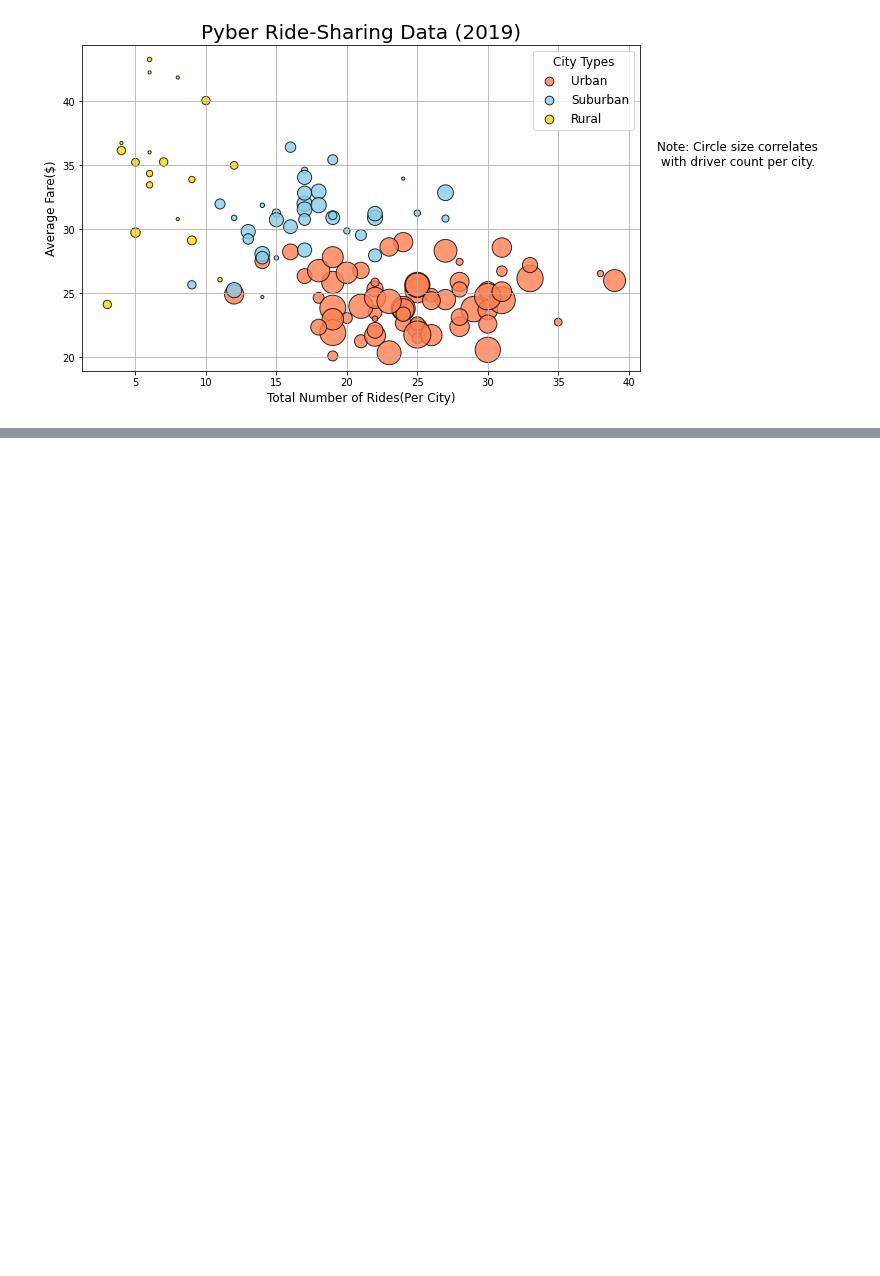
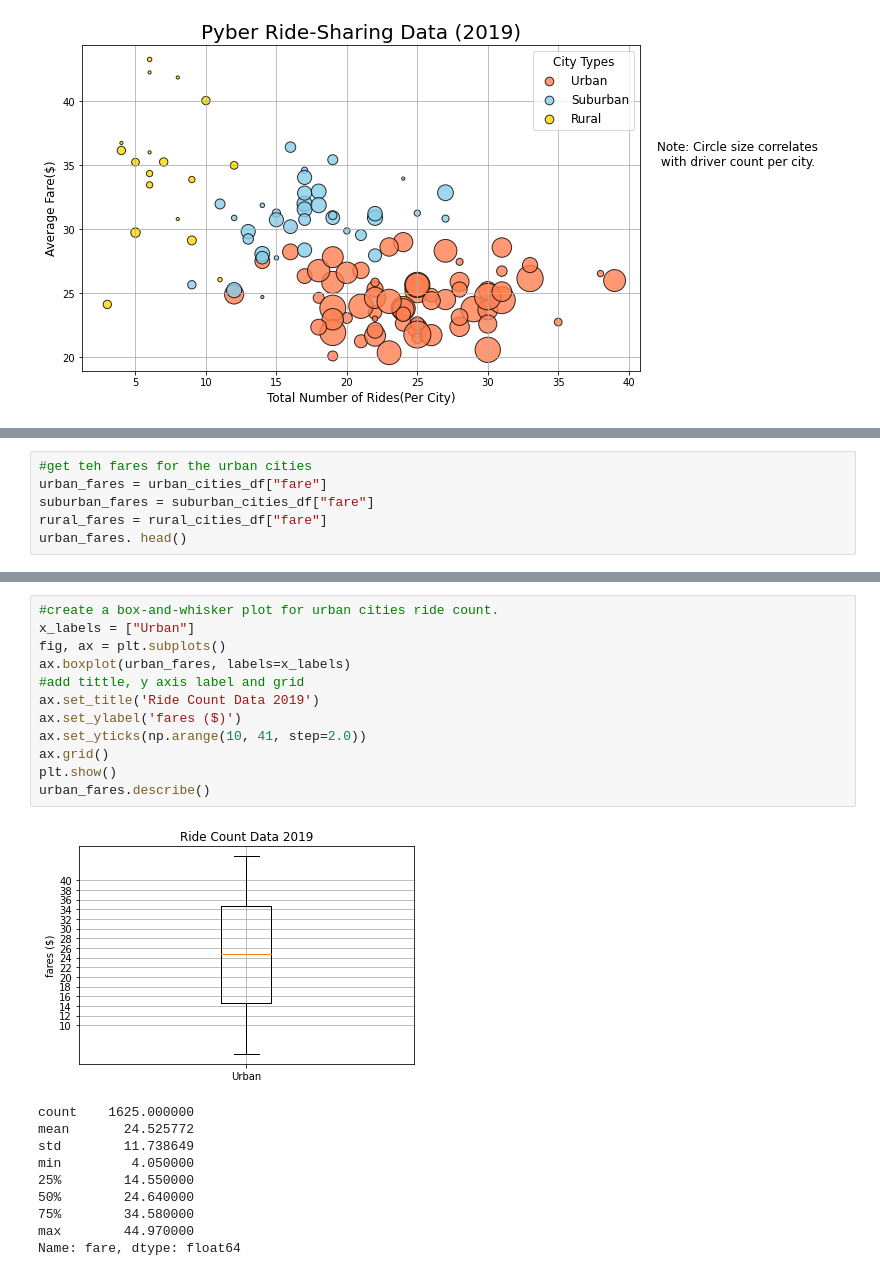
Before and after one commit to mtalbot1516/PyBer_Analysis, a Jupyter notebook: Pyber.ipynb, the cells around one changed output, grey strips where cells are left out. Saved outputs shown, nothing was run; the diff lists cells and outputs as text; blank space fills up the shorter version.

```diff
--- a/Pyber.ipynb
+++ b/Pyber.ipynb
@@ -263,0 +317,6 @@ plt.show()
+# %%
+#get teh fares for the urban cities
+urban_fares = urban_cities_df["fare"]
+suburban_fares = suburban_cities_df["fare"]
+rural_fares = rural_cities_df["fare"]
+urban_fares. head()
@@ -263,0 +461,23 @@ plt.show()
+# %%
+#create a box-and-whisker plot for urban cities ride count.
+x_labels = ["Urban"]
+fig, ax = plt.subplots()
+ax.boxplot(urban_fares, labels=x_labels)
+#add tittle, y axis label and grid
+ax.set_title('Ride Count Data 2019')
+ax.set_ylabel('fares ($)')
+ax.set_yticks(np.arange(10, 41, step=2.0))
+ax.grid()
+plt.show()
+urban_fares.describe()
+# %% [output]
+[figure, added]
+count    1625.000000
+mean       24.525772
+std        11.738649
+min         4.050000
+25%        14.550000
+50%        24.640000
+75%        34.580000
+max        44.970000
+Name: fare, dtype: float64
```
Also changed, not shown: parts of 14 cells of this notebook, 3 other files.
